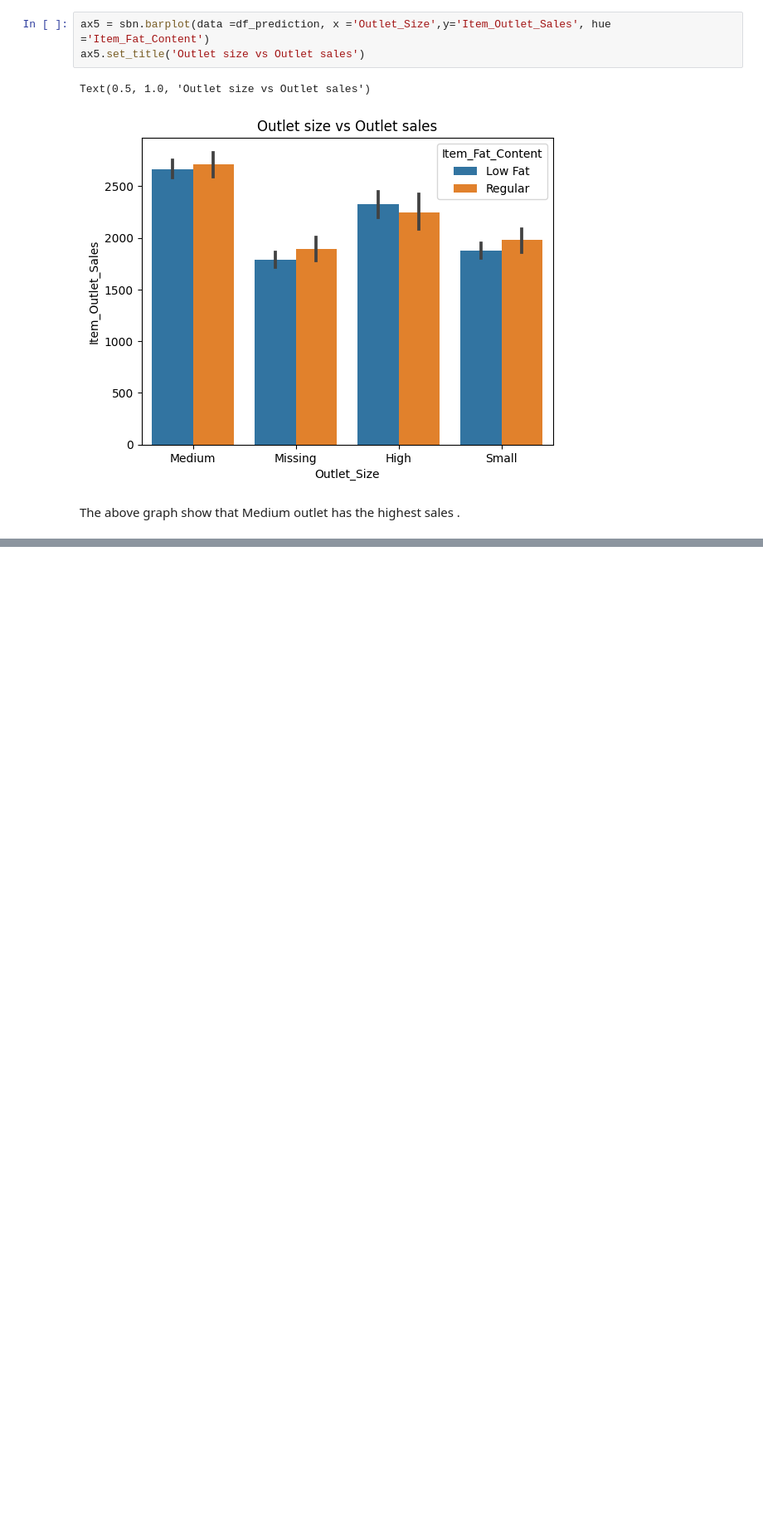
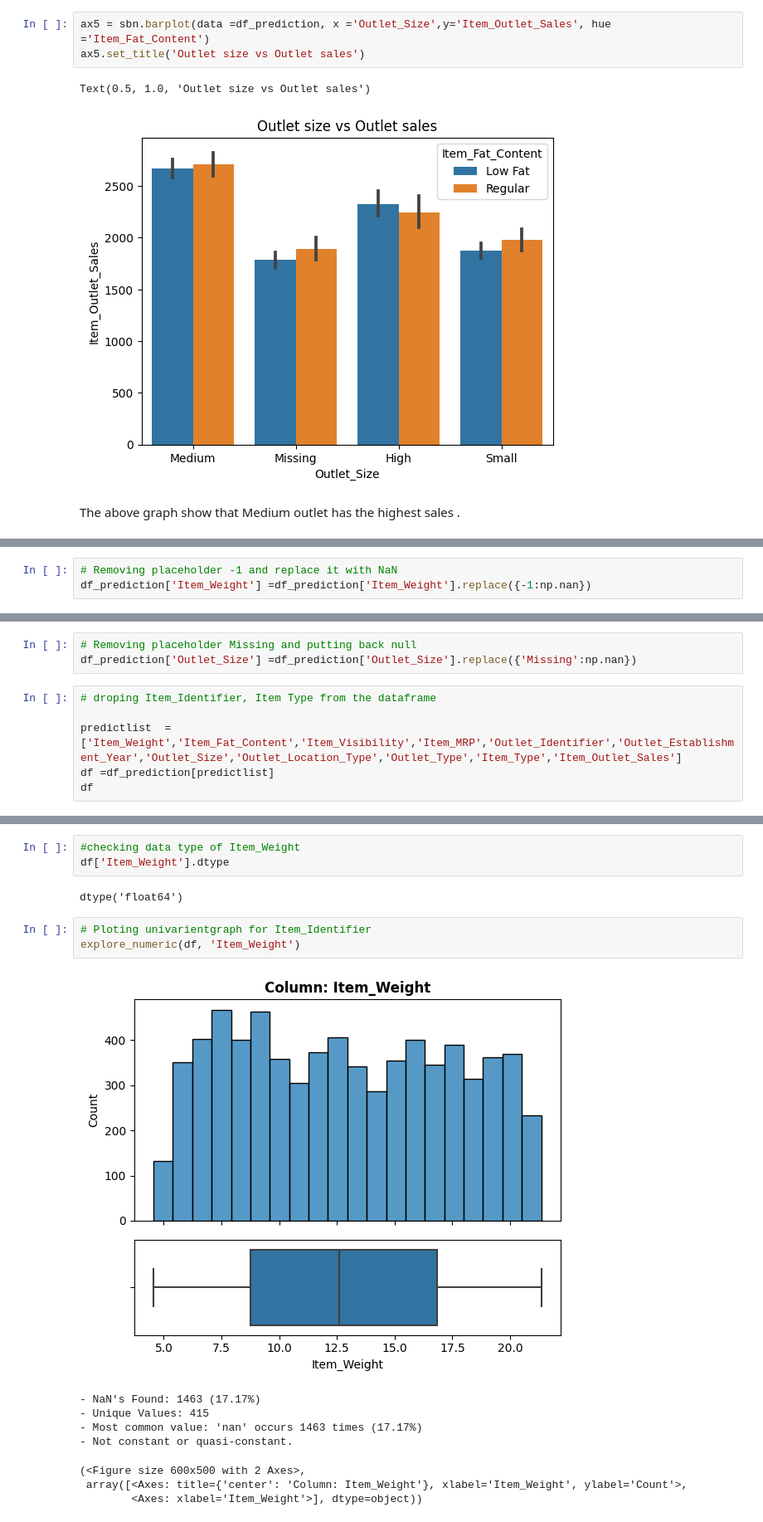
Before and after one commit to Noks06/Prediction-of-Product-Sales, a Jupyter notebook: Sales_Predictions.ipynb, the cells around one changed output, grey strips where cells are left out. Shown at 83% size. Cells and saved outputs as stored; diff of their text form; blank space fills up the shorter version.

```diff
--- a/Sales_Predictions.ipynb
+++ b/Sales_Predictions.ipynb
@@ -318,0 +321,3 @@ The above graph show that Medium outlet has the highest sales .
+# %%
+# Removing placeholder -1 and replace it with NaN
+df_prediction['Item_Weight'] =df_prediction['Item_Weight'].replace({-1:np.nan})
@@ -318,0 +333,9 @@ The above graph show that Medium outlet has the highest sales .
+# %%
+# Removing placeholder Missing and putting back null
+df_prediction['Outlet_Size'] =df_prediction['Outlet_Size'].replace({'Missing':np.nan})
+# %%
+# droping Item_Identifier, Item Type from the dataframe
+
+predictlist  =['Item_Weight','Item_Fat_Content','Item_Visibility','Item_MRP','Outlet_Identifier','Outlet_Establishment_Year','Outlet_Size','Outlet_Location_Type','Outlet_Type','Item_Type','Item_Outlet_Sales']
+df =df_prediction[predictlist]
+df
@@ -318,0 +561,17 @@ The above graph show that Medium outlet has the highest sales .
+# %%
+#checking data type of Item_Weight
+df['Item_Weight'].dtype
+# %% [output]
+dtype('float64')
+# %%
+# Ploting univarientgraph for Item_Identifier
+explore_numeric(df, 'Item_Weight')
+# %% [output]
+[figure, added]
+- NaN's Found: 1463 (17.17%)
+- Unique Values: 415
+- Most common value: 'nan' occurs 1463 times (17.17%)
+- Not constant or quasi-constant.
+(<Figure size 600x500 with 2 Axes>,
+ array([<Axes: title={'center': 'Column: Item_Weight'}, xlabel='Item_Weight', ylabel='Count'>,
+        <Axes: xlabel='Item_Weight'>], dtype=object))
```
Also changed, not shown: parts of 75 cells of this notebook.
